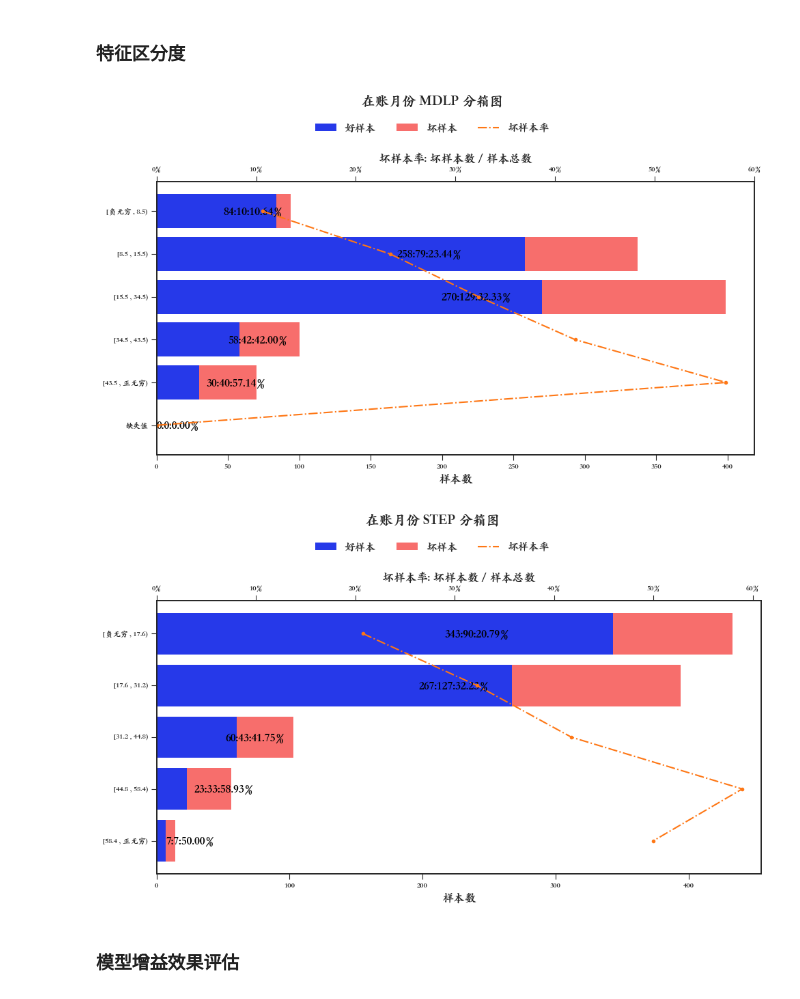
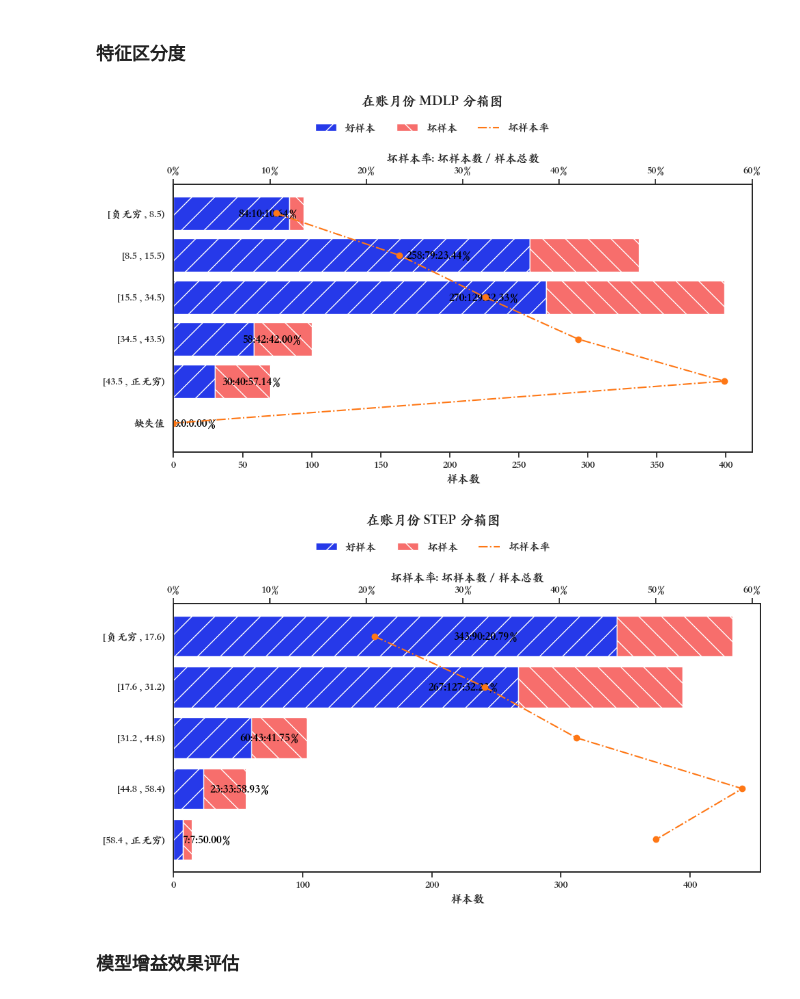
Before and after one commit to itlubber/scorecardpipeline, a Jupyter notebook: examples/auto_report.ipynb, the cells around one changed output. Drawn from its saved outputs; the diff is of its cells as text; code cells hidden in the pictures.

Commit message:
fix auto report demo

```diff
--- a/examples/auto_report.ipynb
+++ b/examples/auto_report.ipynb
@@ -122,42 +127,42 @@ use_cols = ['指标名称', '指标含义', '分箱', '样本总数', '样本占
 
 # 使用 MDLP 自动分箱查看特征区分度
 table_mdlp = feature_bin_stats(data, "duration_in_month", target=target, method="mdlp", desc="在账月份", max_n_bins=5)[use_cols]
-bin_plot(table_mdlp, desc="在账月份 MDLP ", hatch=False, save="model_report/duration_in_month_mdlp_binplot.png")
+bin_plot(table_mdlp, desc="在账月份 MDLP ", save="model_report/duration_in_month_mdlp_binplot.png")
 
 # 使用 step 验证特征泛化能力
 table_step = feature_bin_stats(data, "duration_in_month", target=target, method="step", desc="在账月份", max_n_bins=5)[use_cols]
-bin_plot(table_step, desc="在账月份 STEP ", hatch=False, save="model_report/duration_in_month_step_binplot.png")
+bin_plot(table_step, desc="在账月份 STEP ", save="model_report/duration_in_month_step_binplot.png")
 
 # 初始化 Excel 写入器
 writer = ExcelWriter()
 
 end_row, end_col = dataframe2excel(table_mdlp,
                                    writer,
                                    sheet_name="分箱信息",
                                    percent_cols=["样本占比", "好样本占比", "坏样本占比", "坏样本率", "LIFT值", "累积LIFT值", "坏账改善", "累积坏账改善"],
                                    condition_cols=["坏样本率", "LIFT值"],
                                    start_row=2,
                                    merge_column=["指标名称", "指标含义", "指标IV值"],
                                    merge=True,
                                    title="duration_in_month（在账月份） MDLP 特征区分度",
                                    figures=[f"model_report/duration_in_month_mdlp_binplot.png"])
 
 end_row, end_col = dataframe2excel(table_step,
                                    writer,
                                    sheet_name="分箱信息",
                                    percent_cols=["样本占比", "好样本占比", "坏样本占比", "坏样本率", "LIFT值", "累积LIFT值", "坏账改善", "累积坏账改善"],
                                    condition_cols=["坏样本率", "LIFT值"],
                                    start_row=end_row + 2,
                                    merge_column=["指标名称", "指标含义", "指标IV值"],
                                    merge=True,
                                    title="duration_in_month（在账月份） STEP 特征区分度",
                                    figures=[f"model_report/duration_in_month_step_binplot.png"])
 
 # 保存到 excel 文件
 writer.save("model_report/数据有效性之特征区分度.xlsx")
 # %% [output]
-[figure, old version]
+[figure, new version]
-[figure, old version]
+[figure, new version]
 # %% [markdown]
 ### 模型增益效果评估
 # %%
```
Also changed, not shown: parts of 7 cells of this notebook.
